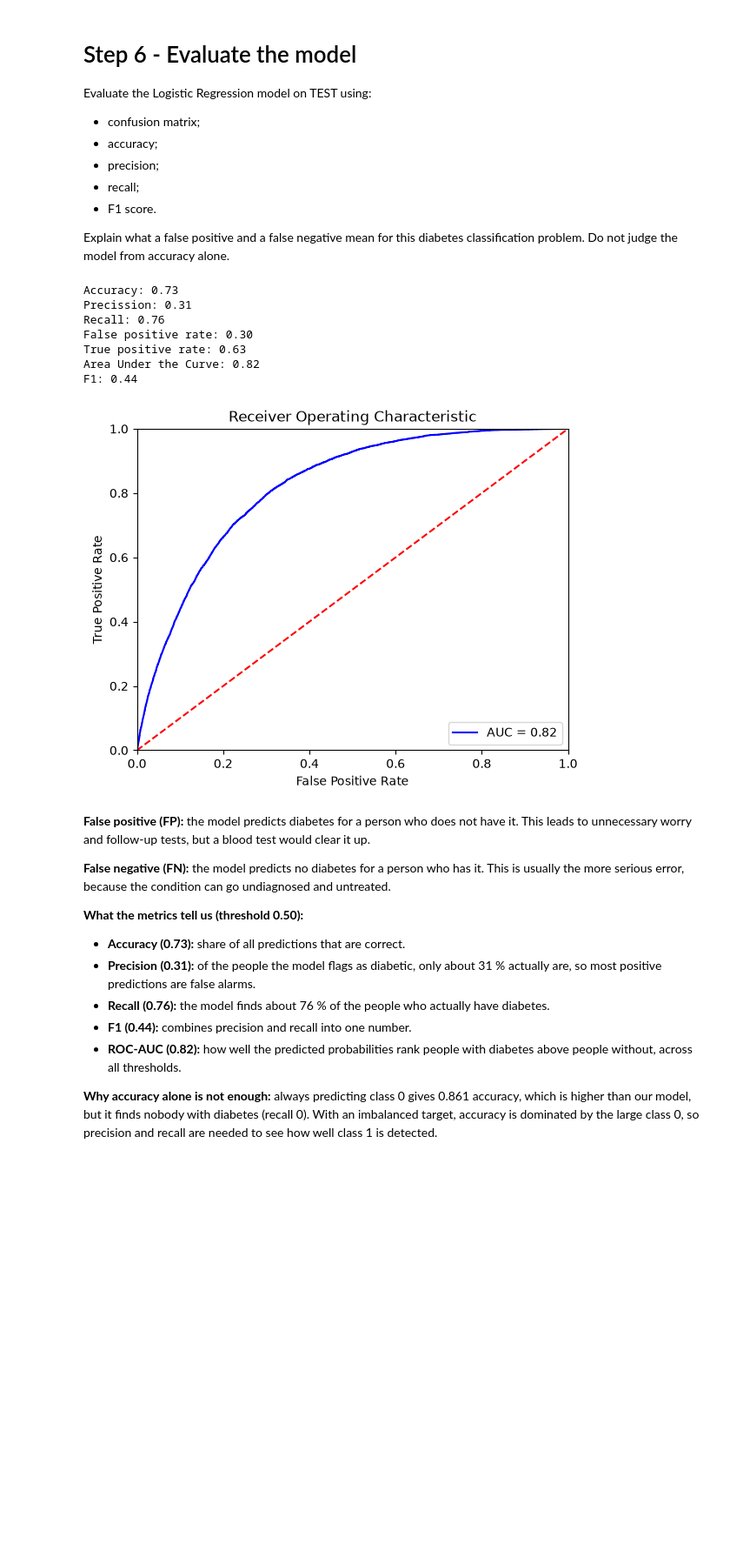
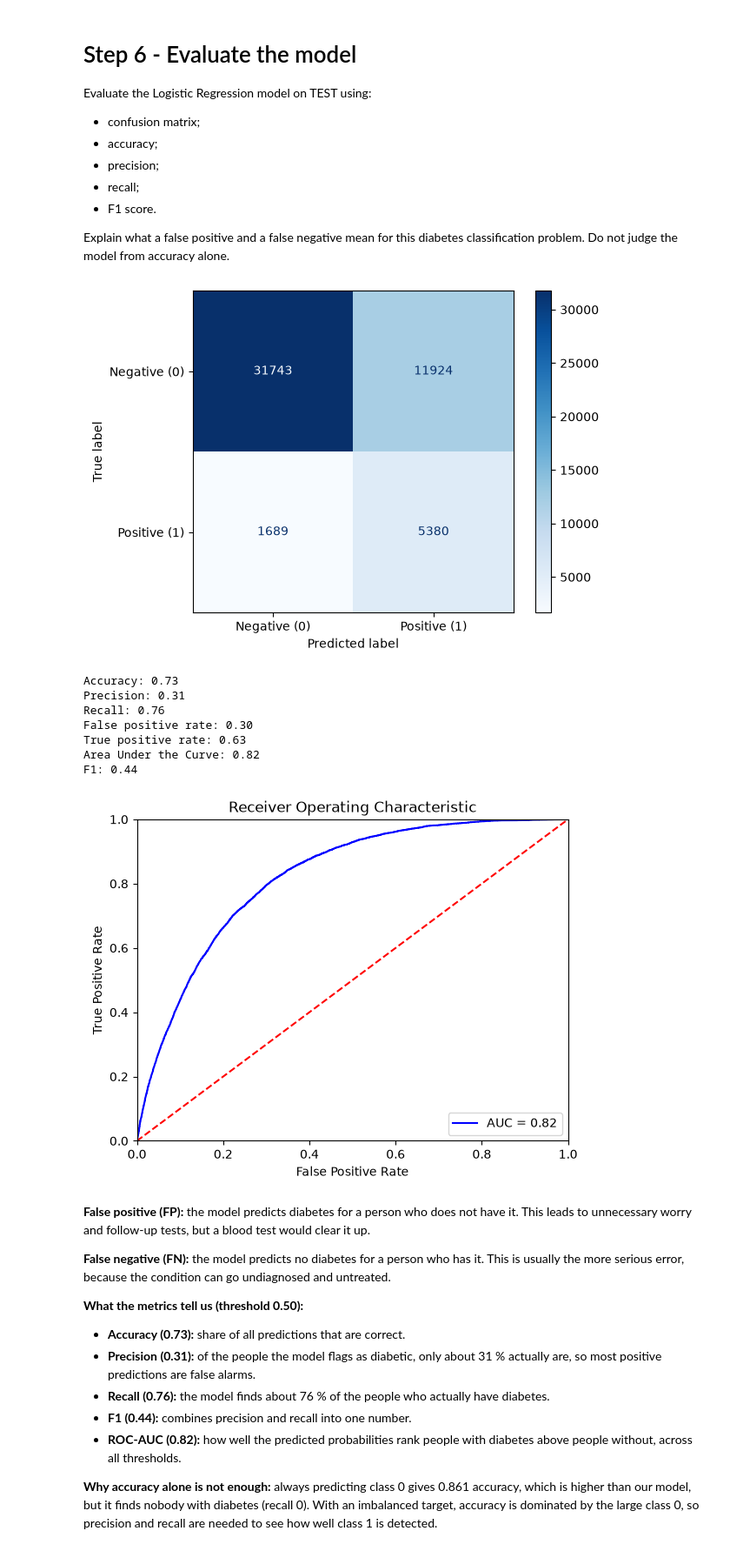
Before and after one commit to Amirus11/IE500618-Assignment-2-Diabetes-Classification, a Jupyter notebook: notebooks/workflow.ipynb, the cells around one changed output. Shown at 87% size. Cells and saved outputs as stored; diff of their text form; code cells hidden in the pictures; blank space fills up the shorter version.

```diff
--- a/notebooks/workflow.ipynb
+++ b/notebooks/workflow.ipynb
@@ -78,11 +76,9 @@ def add_features(X):
     X = X.copy()
     X["ChronicCount"] = (X["HighBP"] + X["HighChol"]
                          + X["Stroke"] + X["HeartDiseaseorAttack"])
-    X["LifestyleScore"] = (X["PhysActivity"] + X["Fruits"] + X["Veggies"]
-                           - X["Smoker"] - X["HvyAlcoholConsump"])
 
     return X
-numerical_features += ["ChronicCount", "LifestyleScore"]
+numerical_features += ["ChronicCount"]
 # %% [markdown]
 **How each feature type is represented:**
 - **Numerical** (BMI, MentHlth, PhysHlth): standardised with `StandardScaler`, so features on different scales (BMI ~12–98, days 0–30) are comparable for the Logistic Regression.
@@ -126,42 +115,48 @@ Evaluate the Logistic Regression model on TEST using:
 Explain what a false positive and a false negative mean for this diabetes classification problem. Do not judge the model from
 accuracy alone.
 # %%
+cm = metrics.confusion_matrix(y_test, y_pred)
+disp = metrics.ConfusionMatrixDisplay(confusion_matrix=cm, display_labels=['Negative (0)', 'Positive (1)'])
+disp.plot(cmap=plt.cm.Blues)
+plt.show()
+
 true_negative, false_positive, false_negative, true_positive = cm.ravel()
 
-precission = true_positive / (true_positive + false_positive)
+precision = true_positive / (true_positive + false_positive)
 accuracy = (true_positive + true_negative) / (true_negative + false_positive + false_negative + true_positive)
 recall = true_positive / (true_positive + false_negative)
 print(f"Accuracy: {accuracy:.2f}")
-print(f"Precission: {precission:.2f}")
+print(f"Precision: {precision:.2f}")
 print(f"Recall: {recall:.2f}")
 
 fpr, tpr, threshold = metrics.roc_curve(y_test, y_probs)
 roc_auc = metrics.auc(fpr, tpr)
-f1 = 2*((precission * recall)/(precission+recall))
+f1 = 2*((precision * recall)/(precision+recall))
 
 print(f"False positive rate: {fpr.mean():.2f}")
 print(f"True positive rate: {tpr.mean():.2f}")
 print(f"Area Under the Curve: {roc_auc:.2f}")
 print(f"F1: {f1:.2f}")
 
 plt.title('Receiver Operating Characteristic')
 plt.plot(fpr, tpr, 'b', label = 'AUC = %0.2f' % roc_auc)
 plt.legend(loc = 'lower right')
 plt.plot([0, 1], [0, 1],'r--')
 plt.xlim([0, 1])
 plt.ylim([0, 1])
 plt.ylabel('True Positive Rate')
 plt.xlabel('False Positive Rate')
 plt.show()
 # %% [output]
+[figure, new version]
 Accuracy: 0.73
-Precission: 0.31
+Precision: 0.31
 Recall: 0.76
 False positive rate: 0.30
 True positive rate: 0.63
 Area Under the Curve: 0.82
 F1: 0.44
-[figure, old version]
+[figure, added]
 # %% [markdown]
 **False positive (FP):** the model predicts diabetes for a person who does not have it. This leads to unnecessary worry and follow-up tests, but a blood test would clear it up.
 
```
Also changed, not shown: parts of 8 cells of this notebook, 2 other files.
